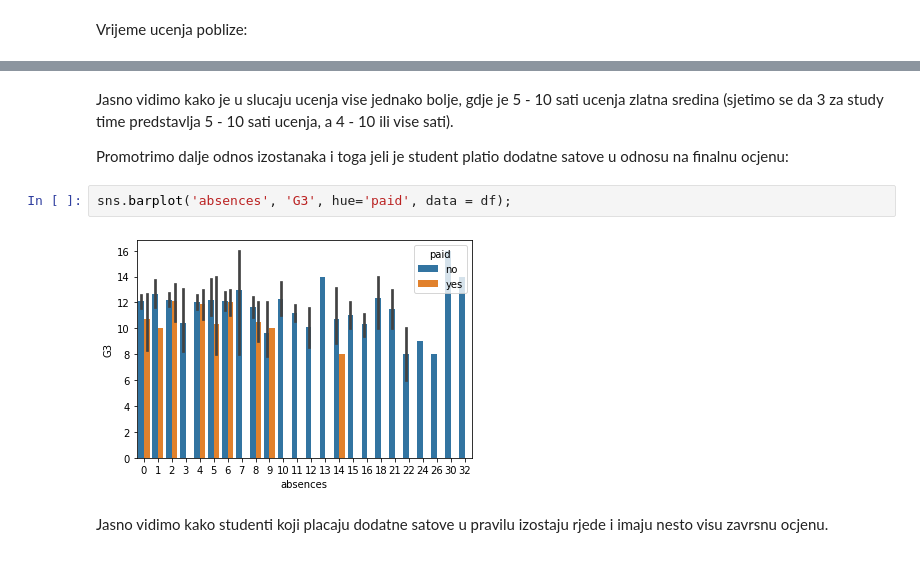
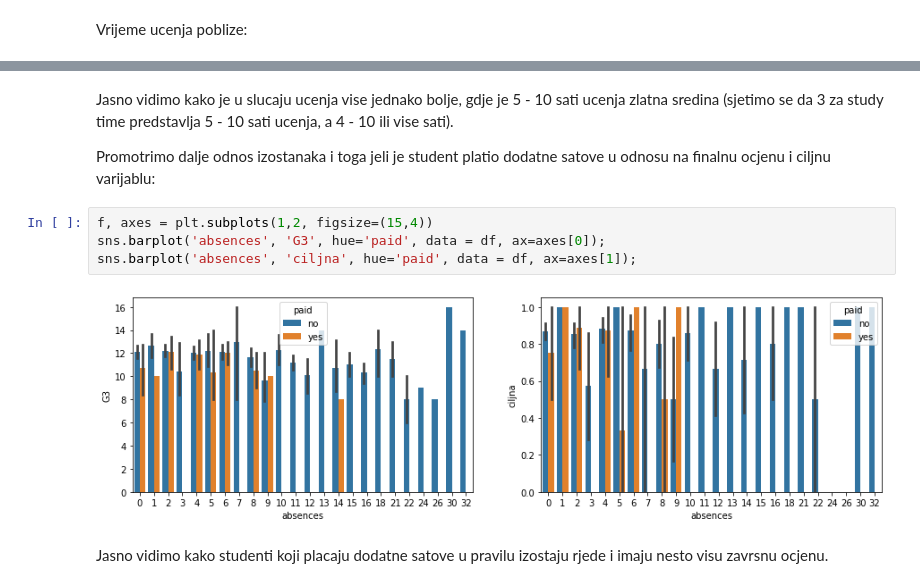
Before and after one commit to frainfreeze/studying, a Jupyter notebook: university/12032-DecisionMakingSuportSystems/project/project.ipynb, the cells around one changed output, grey strips where cells are left out. Saved outputs shown, nothing was run; the diff lists cells and outputs as text.

```diff
--- a/university/12032-DecisionMakingSuportSystems/project/project.ipynb
+++ b/university/12032-DecisionMakingSuportSystems/project/project.ipynb
@@ -235,11 +285,13 @@ ucenja zlatna sredina (sjetimo se da 3 za study time predstavlja 5 - 10 sati
 ucenja, a 4 - 10 ili vise sati).
 
 Promotrimo dalje odnos izostanaka i toga jeli je student platio dodatne satove
-u odnosu na finalnu ocjenu:
+u odnosu na finalnu ocjenu i ciljnu varijablu:
-# %%
-sns.barplot('absences', 'G3', hue='paid', data = df);
-# %% [output]
-[figure, removed]
+# %%
+f, axes = plt.subplots(1,2, figsize=(15,4))
+sns.barplot('absences', 'G3', hue='paid', data = df, ax=axes[0]);
+sns.barplot('absences', 'ciljna', hue='paid', data = df, ax=axes[1]);
+# %% [output]
+[figure, added]
 # %% [markdown]
 Jasno vidimo kako studenti koji placaju dodatne satove u pravilu izostaju rjede i
 imaju nesto visu zavrsnu ocjenu.
```
Also changed, not shown: parts of 20 cells of this notebook.
